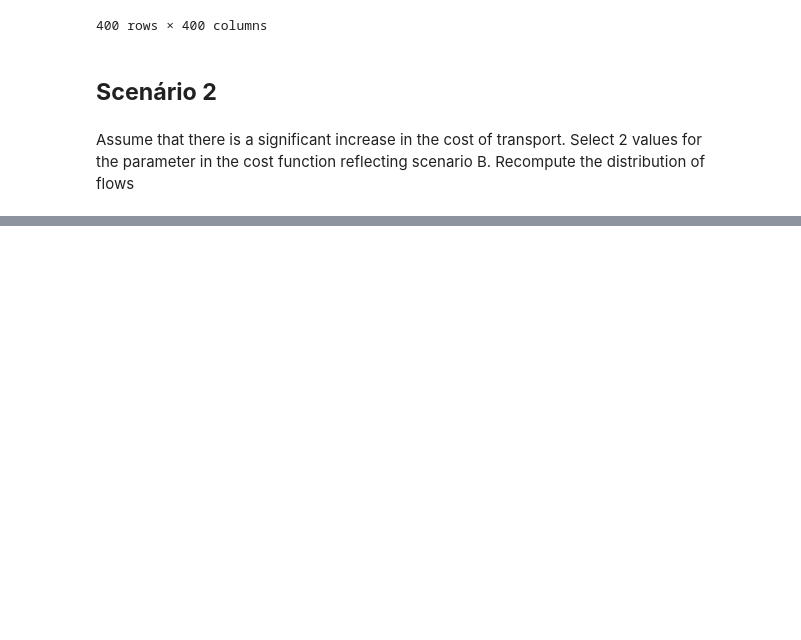
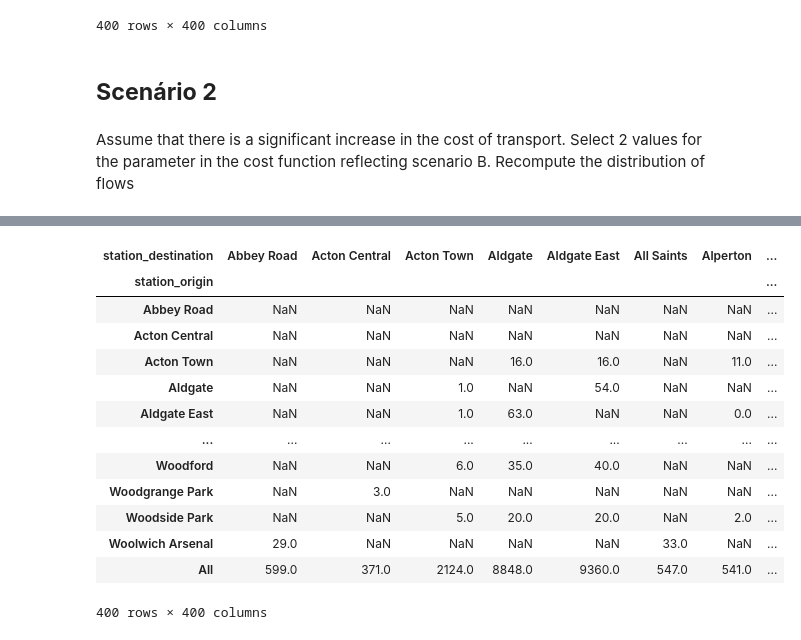
Before and after one commit to brfelipealmeida/LondonTubeNetwork, a Jupyter notebook: Part2_SpatiaInteractionModels.ipynb, the cells around one changed output, grey strips where cells are left out. Cells and saved outputs as stored; diff of their text form; code cells hidden in the pictures; blank space fills up the shorter version.

```diff
--- a/Part2_SpatiaInteractionModels.ipynb
+++ b/Part2_SpatiaInteractionModels.ipynb
@@ -664,0 +855,13 @@ Assume that there is a significant increase in the cost of transport. Select 2 v
+# %%
+#calculate some new Dj^gamma and d_ij^beta values
+Dj2_gamma = london_OD_AMpeak_copy["jobs"]**gamma
+dist_beta = london_OD_AMpeak_copy["distance"]**-beta_B1
+#calcualte the first stage of the Ai values
+london_OD_AMpeak_copy["Ai1"] = Dj2_gamma * dist_beta
+#now do the sum over all js bit
+A_i = pd.DataFrame(london_OD_AMpeak_copy.groupby(["station_origin"])["Ai1"].agg(np.sum))
+#now divide into 1
+A_i["Ai1"] = 1/A_i["Ai1"]
+A_i.rename(columns={"Ai1":"A_i"}, inplace=True)
+#and write the A_i values back into the dataframe
+london_OD_AMpeak_copy = london_OD_AMpeak_copy.merge(A_i, left_on="station_origin", right_index=True, how="left")
@@ -664,0 +888,7 @@ Assume that there is a significant increase in the cost of transport. Select 2 v
+# %%
+#to check everything works, recreate the original estimates
+london_OD_AMpeak_copy["prodsimest3"] = london_OD_AMpeak_copy["A_i"]*london_OD_AMpeak_copy["O_i"]*Dj2_gamma*dist_beta
+#round
+london_OD_AMpeak_copy["prodsimest3"] = round(london_OD_AMpeak_copy["prodsimest3"])
+#check
+london_OD_AMpeak_copy[["prodsimest1", "prodsimest3"]]
@@ -664,0 +929,12 @@ Assume that there is a significant increase in the cost of transport. Select 2 v
+# %%
+#calculate some new Dj^gamma and d_ij^beta values
+Dj3_gamma = london_OD_AMpeak_copy["jobs"]**gamma
+#calcualte the first stage of the Ai values
+london_OD_AMpeak_copy["Ai1"] = Dj3_gamma * dist_beta
+#now do the sum over all js bit
+A_i = pd.DataFrame(london_OD_AMpeak_copy.groupby(["station_origin"])["Ai1"].agg(np.sum))
+#now divide into 1
+A_i["Ai1"] = 1/A_i["Ai1"]
+A_i.rename(columns={"Ai1":"A_i2"}, inplace=True)
+#and write the A_i values back into the dataframe
+london_OD_AMpeak_copy = london_OD_AMpeak_copy.merge(A_i, left_on="station_origin", right_index=True, how="left")
@@ -664,0 +961,24 @@ Assume that there is a significant increase in the cost of transport. Select 2 v
+# %%
+#to check everything works, recreate the original estimates
+london_OD_AMpeak_copy["prodsimest4"] = london_OD_AMpeak_copy["A_i2"]*london_OD_AMpeak_copy["O_i"]*Dj3_gamma*dist_beta
+#round
+london_OD_AMpeak_copy["prodsimest4"] = round(london_OD_AMpeak_copy["prodsimest4"])
+# %%
+OD6 = london_OD_AMpeak_copy.pivot_table(values ="prodsimest4", index="station_origin", columns = "station_destination",
+                            aggfunc=np.sum, margins=True)
+OD6
+# %% [output]
+| station_destination | Abbey Road | Acton Central | Acton Town | Aldgate | Aldgate East | All Saints | Alperton | ... |
+| station_origin |  |  |  |  |  |  |  | ... |
+| Abbey Road | NaN | NaN | NaN | NaN | NaN | NaN | NaN | ... |
+| Acton Central | NaN | NaN | NaN | NaN | NaN | NaN | NaN | ... |
+| Acton Town | NaN | NaN | NaN | 16.0 | 16.0 | NaN | 11.0 | ... |
+| Aldgate | NaN | NaN | 1.0 | NaN | 54.0 | NaN | NaN | ... |
+| Aldgate East | NaN | NaN | 1.0 | 63.0 | NaN | NaN | 0.0 | ... |
+| ... | ... | ... | ... | ... | ... | ... | ... | ... |
+| Woodford | NaN | NaN | 6.0 | 35.0 | 40.0 | NaN | NaN | ... |
+| Woodgrange Park | NaN | 3.0 | NaN | NaN | NaN | NaN | NaN | ... |
+| Woodside Park | NaN | NaN | 5.0 | 20.0 | 20.0 | NaN | 2.0 | ... |
+| Woolwich Arsenal | 29.0 | NaN | NaN | NaN | NaN | 33.0 | NaN | ... |
+| All | 599.0 | 371.0 | 2124.0 | 8848.0 | 9360.0 | 547.0 | 541.0 | ... |
+400 rows × 400 columns
```
Also changed, not shown: parts of 46 cells of this notebook, 1 other file.
